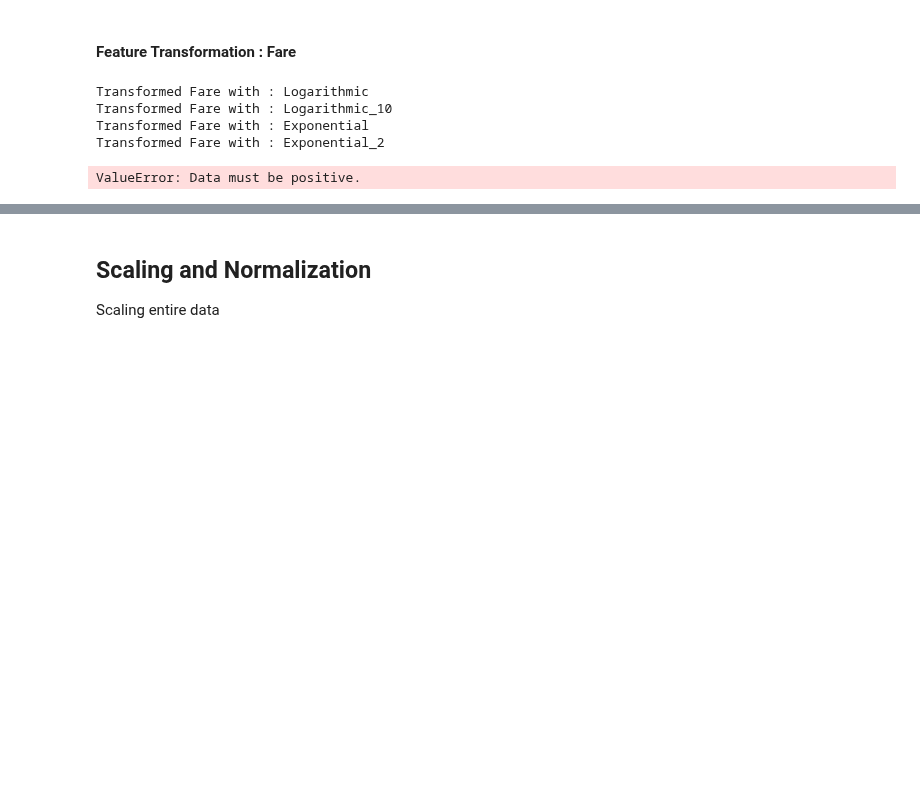
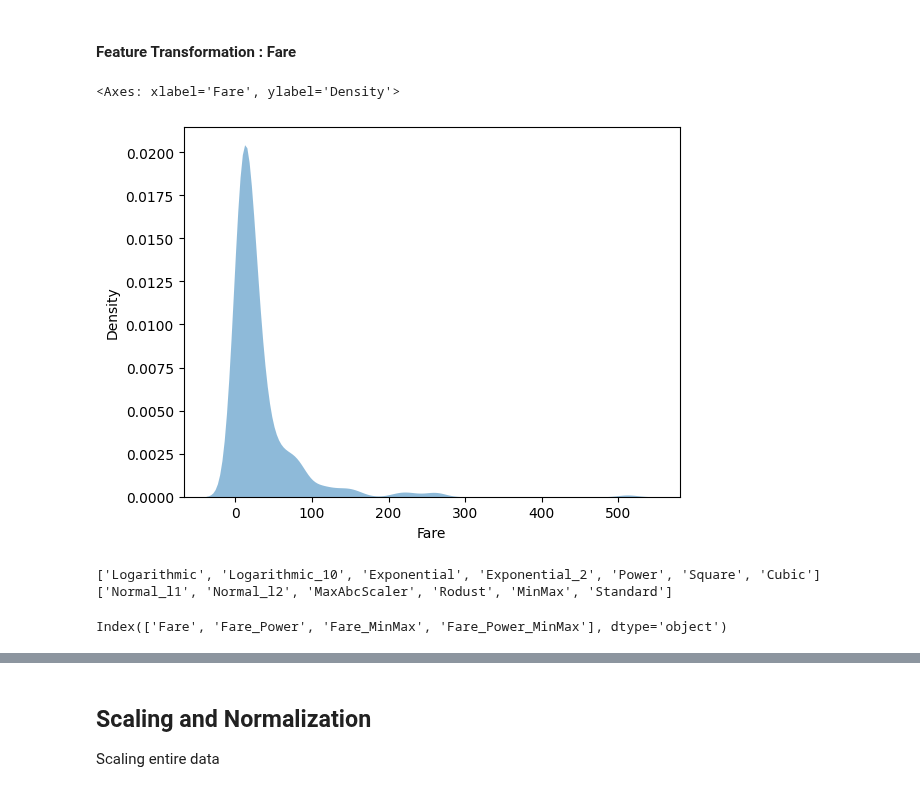
Before and after one commit to Rahul-404/Titanic_Problem_Kaggel, a Jupyter notebook: 3_Feature_Engineering.ipynb, the cells around one changed output, grey strips where cells are left out. Cells and saved outputs as stored; diff of their text form; code cells hidden in the pictures; blank space fills up the shorter version.

```diff
--- a/3_Feature_Engineering.ipynb
+++ b/3_Feature_Engineering.ipynb
@@ -581,16 +611,33 @@ plt.show()
 # %% [markdown]
 #### Feature Transformation : Fare
+# %%
+sns.kdeplot(data=NUM_DF, x="Fare", alpha=0.5,  fill=True, linewidth=0)
+# %% [output]
+<Axes: xlabel='Fare', ylabel='Density'>
+[figure, added]
+# %%
+print(trans_fare.trans_tech)
+print(trans_fare.scale_tech)
+# %% [output]
+['Logarithmic', 'Logarithmic_10', 'Exponential', 'Exponential_2', 'Power', 'Square', 'Cubic']
+['Normal_l1', 'Normal_l2', 'MaxAbcScaler', 'Rodust', 'MinMax', 'Standard']
 # %%
 # loading data in encoding object
 trans_fare = DataEncoding(NUM_DF[["Fare"]])
+
 # performing all transformations
-trans_fare.transform_with_all_technique("Fare")
+# trans_fare.feature_tranformation("Fare", "Logarithmic")
+# trans_fare.feature_tranformation("Fare", "Logarithmic_10")
+# trans_fare.feature_tranformation("Fare", "Exponential")
+# trans_fare.feature_tranformation("Fare", "Exponential_2")
+trans_fare.feature_tranformation("Fare", "Power")
+# trans_fare.feature_tranformation("Fare", "Square")
+# trans_fare.feature_tranformation("Fare", "Cubic")
+
 # the scaling down data points between 0 and 1
 for i in trans_fare.df.columns:
     trans_fare.feature_scaling(i, "MinMax")
-# %% [output]
-Transformed Fare with : Logarithmic
-Transformed Fare with : Logarithmic_10
-Transformed Fare with : Exponential
-Transformed Fare with : Exponential_2
-ValueError: Data must be positive.
+# %%
+trans_fare.df.columns
+# %% [output]
+Index(['Fare', 'Fare_Power', 'Fare_MinMax', 'Fare_Power_MinMax'], dtype='object')
```
Also changed, not shown: parts of 16 cells of this notebook.
